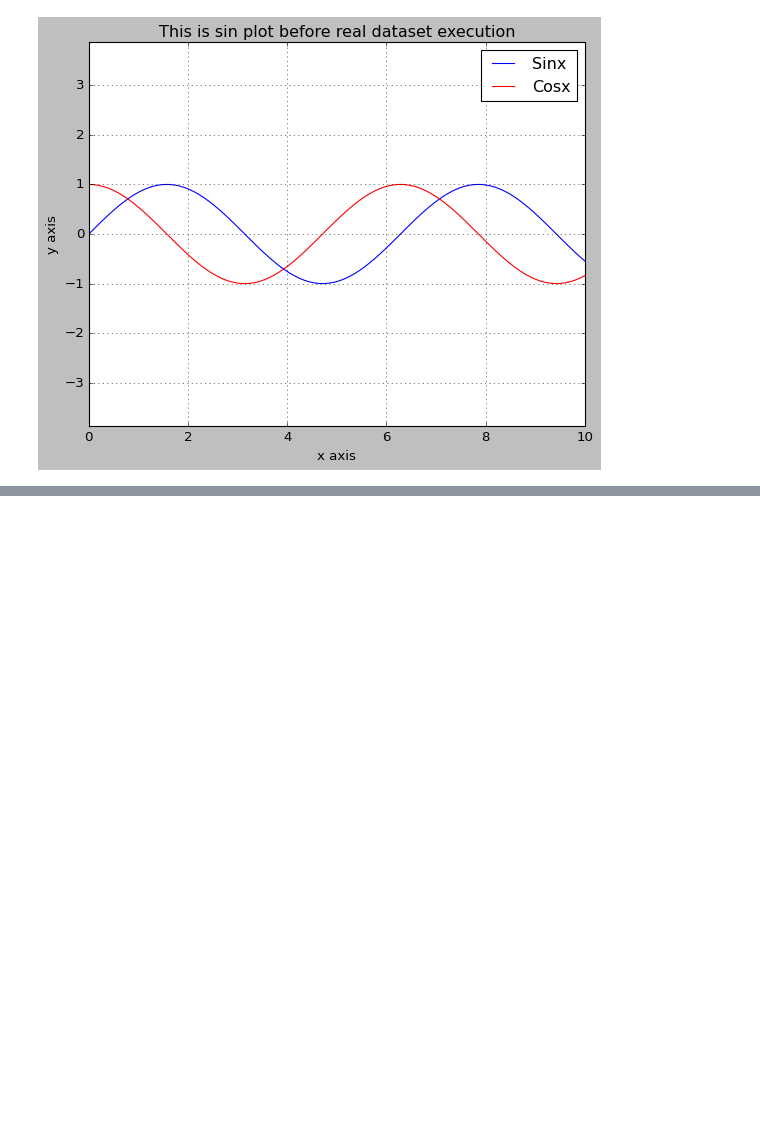
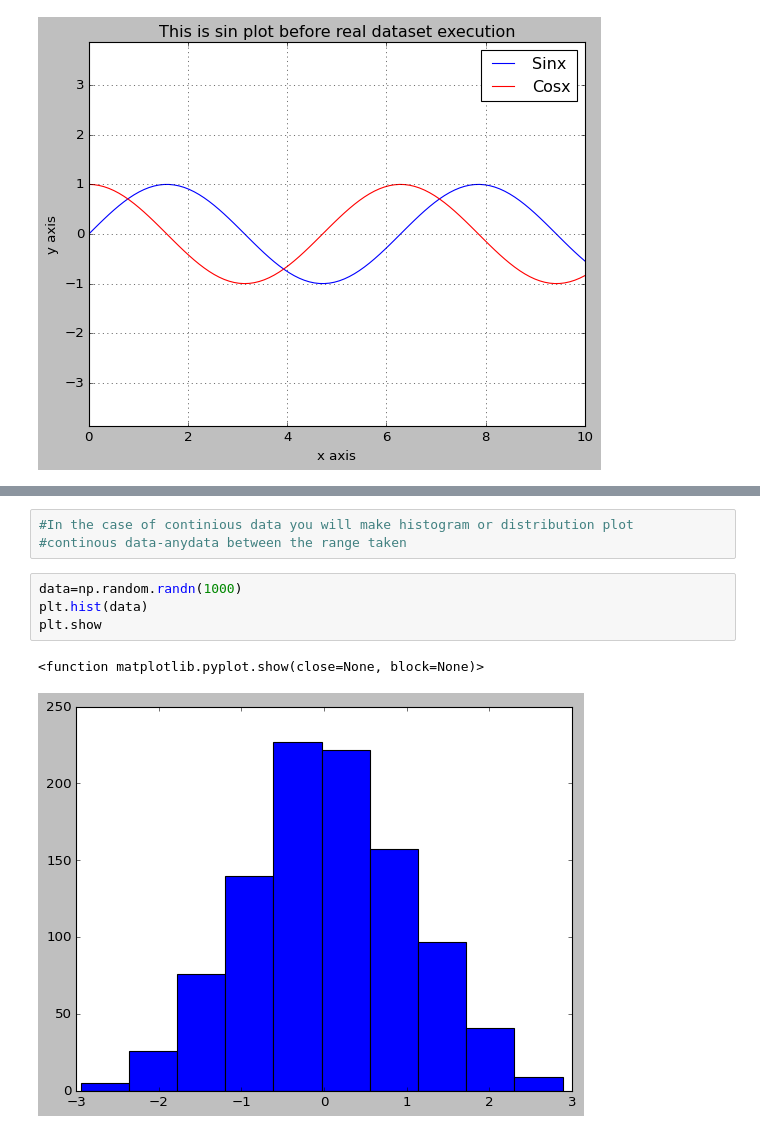
Before and after one commit to omkarpattnaik8080/Matplotlib01, a Jupyter notebook: MatplotlibComplete.ipynb, the cells around one changed output, grey strips where cells are left out. Drawn from its saved outputs; the diff is of its cells as text; blank space fills up the shorter version.

```diff
--- a/MatplotlibComplete.ipynb
+++ b/MatplotlibComplete.ipynb
@@ -217,0 +241,10 @@ plt.show()
+# %%
+#In the case of continious data you will make histogram or distribution plot
+#continous data-anydata between the range taken
+# %%
+data=np.random.randn(1000)
+plt.hist(data)
+plt.show
+# %% [output]
+<function matplotlib.pyplot.show(close=None, block=None)>
+[figure, added]
```
Also changed, not shown: parts of 2 cells of this notebook.
